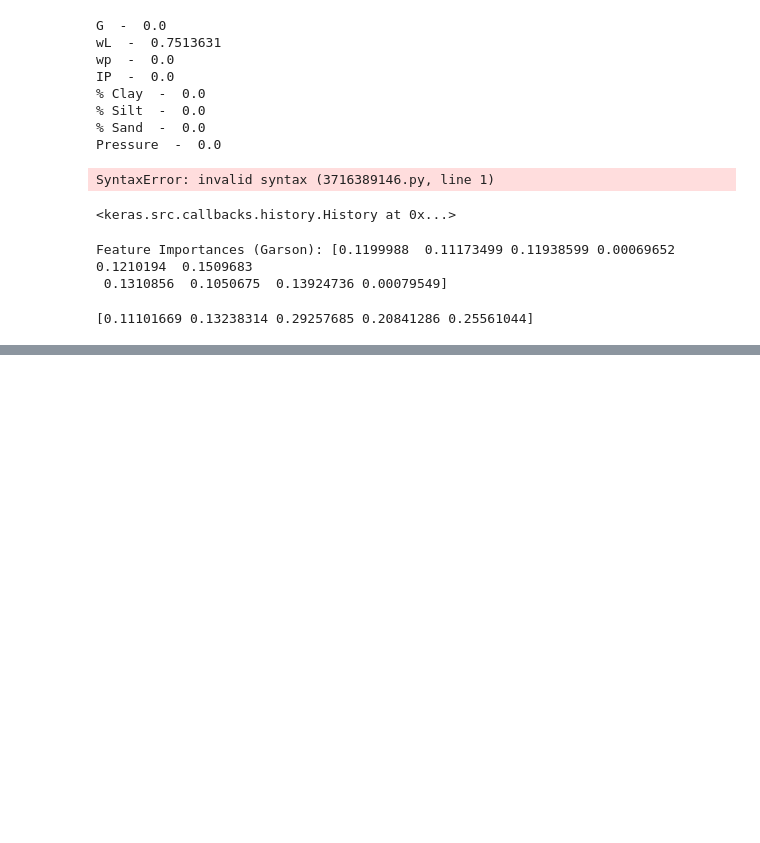
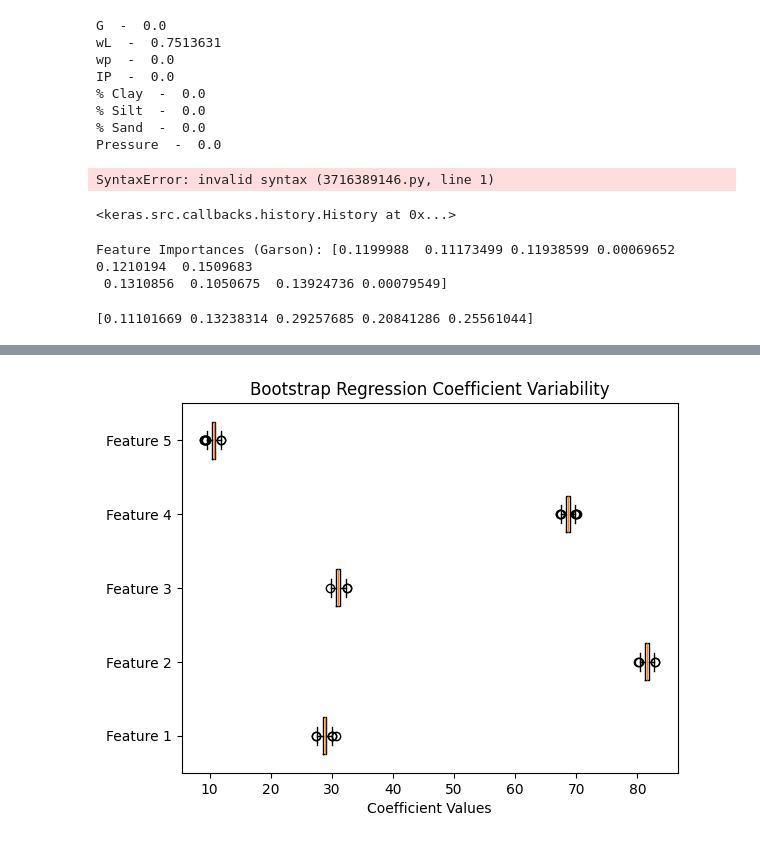
Before and after one commit to Karthikeyan2420/machinelearning24, a Jupyter notebook: mladditional.ipynb, the cells around one changed output, grey strips where cells are left out. Saved outputs shown, nothing was run; the diff lists cells and outputs as text; code cells hidden in the pictures; blank space fills up the shorter version.

```diff
--- a/mladditional.ipynb
+++ b/mladditional.ipynb
@@ -576,3 +576,83 @@ importance = connection_weight_importance(model)
 print(importance)
 # %% [output]
 [0.11101669 0.13238314 0.29257685 0.20841286 0.25561044]
+# %%
+import numpy as np
+from sklearn.linear_model import LinearRegression
+from sklearn.utils import resample
+from sklearn.datasets import make_regression
+import matplotlib.pyplot as plt
+
+
+def bootstrap_regression(X, y, n_bootstraps=1000):
+    """
+    Perform bootstrap regression to estimate variability of coefficients.
+    Parameters:
+        X (numpy.ndarray): Input features.
+        y (numpy.ndarray): Target values.
+        n_bootstraps (int): Number of bootstrap samples.
+    Returns:
+        dict: Contains mean, std, all coefficients, and confidence intervals.
+    """
+    coefs = []
+    for i in range(n_bootstraps):
+        # Create bootstrap sample
+        X_resampled, y_resampled = resample(X, y, random_state=i)
+
+        # Fit Linear Regression model
+        model = LinearRegression()
+        model.fit(X_resampled, y_resampled)
+
+        # Collect coefficients
+        coefs.append(model.coef_)
+
+    # Convert to numpy array for analysis
+    coefs = np.array(coefs)
+
+    # Calculate mean, std, and confidence intervals
+    mean_coefs = np.mean(coefs, axis=0)
+    std_coefs = np.std(coefs, axis=0)
+    lower_bounds = np.percentile(coefs, 2.5, axis=0)
+    upper_bounds = np.percentile(coefs, 97.5, axis=0)
+
+    return {
+        "mean": mean_coefs,
+        "std": std_coefs,
+        "coefs": coefs,
+        "lower_bounds": lower_bounds,
+        "upper_bounds": upper_bounds
+    }
+
+
+def visualize_coefficients(results, feature_names=None):
+    """
+    Visualize coefficient variability using a box plot.
+    Parameters:
+        results (dict): Output from bootstrap_regression.
+        feature_names (list, optional): Names of the features.
+    """
+    # Generate labels for features
+    if feature_names is None:
+        feature_names = [f'Feature {i+1}' for i in range(results['coefs'].shape[1])]
+
+    # Box plot for coefficients
+    plt.boxplot(results["coefs"], vert=False, labels=feature_names)
+    plt.xlabel('Coefficient Values')
+    plt.title('Bootstrap Regression Coefficient Variability')
+    plt.show()
+
+
+# Step 1: Generate synthetic data
+X, y = make_regression(n_samples=500, n_features=5, noise=10, random_state=42)
+
+# Step 2: Perform bootstrap regression
+results = bootstrap_regression(X, y, n_bootstraps=1000)
+
+# Step 3: Display results
+print("Regression Coefficient Statistics:")
+for i, (mean, std, low, high) in enumerate(zip(results['mean'], results['std'], results['lower_bounds'], results['upper_bounds'])):
+    print(f"Feature {i+1}: Mean = {mean:.4f}, Std Dev = {std:.4f}, 95% CI = [{low:.4f}, {high:.4f}]")
+
+# Step 4: Visualize results
+visualize_coefficients(results)
+# %% [output]
@@ -578,0 +665 @@ print(importance)
+[figure, added]
```
Also changed, not shown: parts of 1 cell of this notebook.
